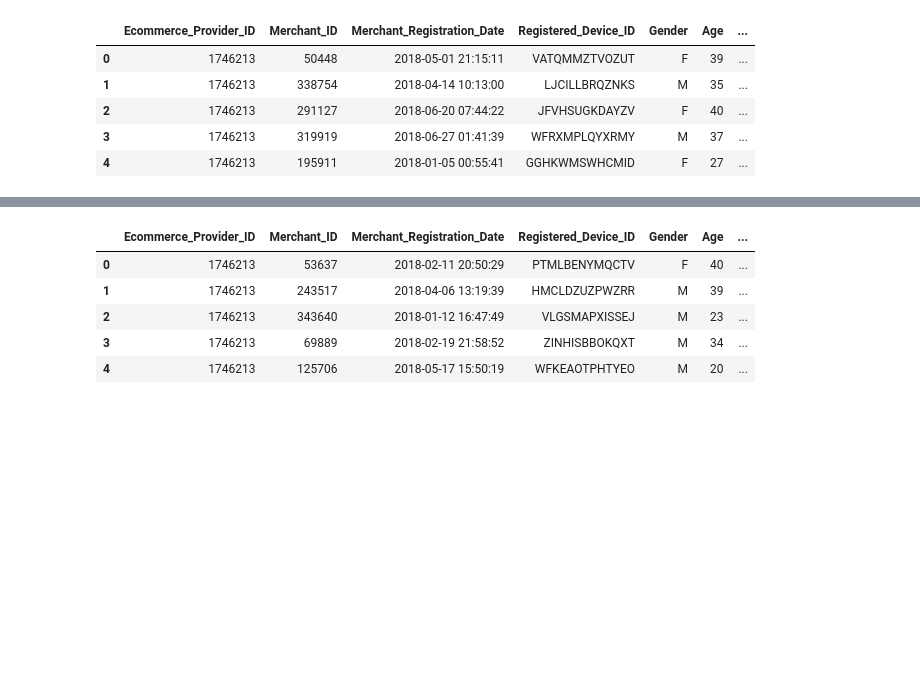
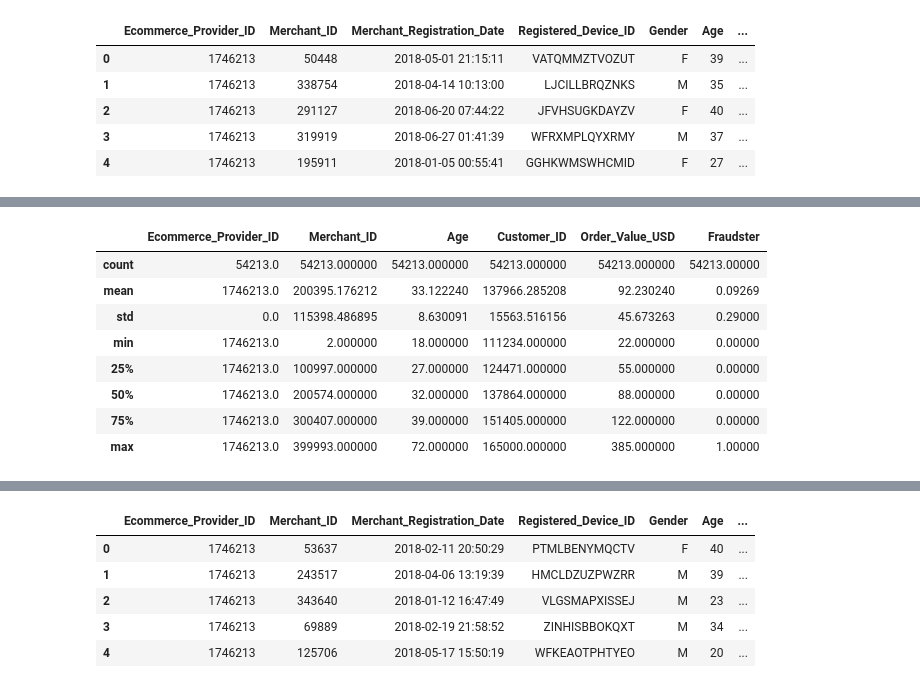
Before and after one commit to MANISH-KUMAR-CODES/Analysis-on-Fraud-Detection-In-Ecommerce-company, a Jupyter notebook: Predict_if_Merchant_is_Fraudster.ipynb, the cells around one changed output, grey strips where cells are left out. Cells and saved outputs as stored; diff of their text form; code cells hidden in the pictures; blank space fills up the shorter version.

```diff
--- a/Predict_if_Merchant_is_Fraudster.ipynb
+++ b/Predict_if_Merchant_is_Fraudster.ipynb
@@ -178,0 +200,13 @@ train_df.head()
+# %%
+# checking description of integer columns
+train_df.describe(include = 'int')
+# %% [output]
+|  | Ecommerce_Provider_ID | Merchant_ID | Age | Customer_ID | Order_Value_USD | Fraudster |
+| count | 54213.0 | 54213.000000 | 54213.000000 | 54213.000000 | 54213.000000 | 54213.00000 |
+| mean | 1746213.0 | 200395.176212 | 33.122240 | 137966.285208 | 92.230240 | 0.09269 |
+| std | 0.0 | 115398.486895 | 8.630091 | 15563.516156 | 45.673263 | 0.29000 |
+| min | 1746213.0 | 2.000000 | 18.000000 | 111234.000000 | 22.000000 | 0.00000 |
+| 25% | 1746213.0 | 100997.000000 | 27.000000 | 124471.000000 | 55.000000 | 0.00000 |
+| 50% | 1746213.0 | 200574.000000 | 32.000000 | 137864.000000 | 88.000000 | 0.00000 |
+| 75% | 1746213.0 | 300407.000000 | 39.000000 | 151405.000000 | 122.000000 | 0.00000 |
+| max | 1746213.0 | 399993.000000 | 72.000000 | 165000.000000 | 385.000000 | 1.00000 |
```
Also changed, not shown: parts of 8 cells of this notebook.
